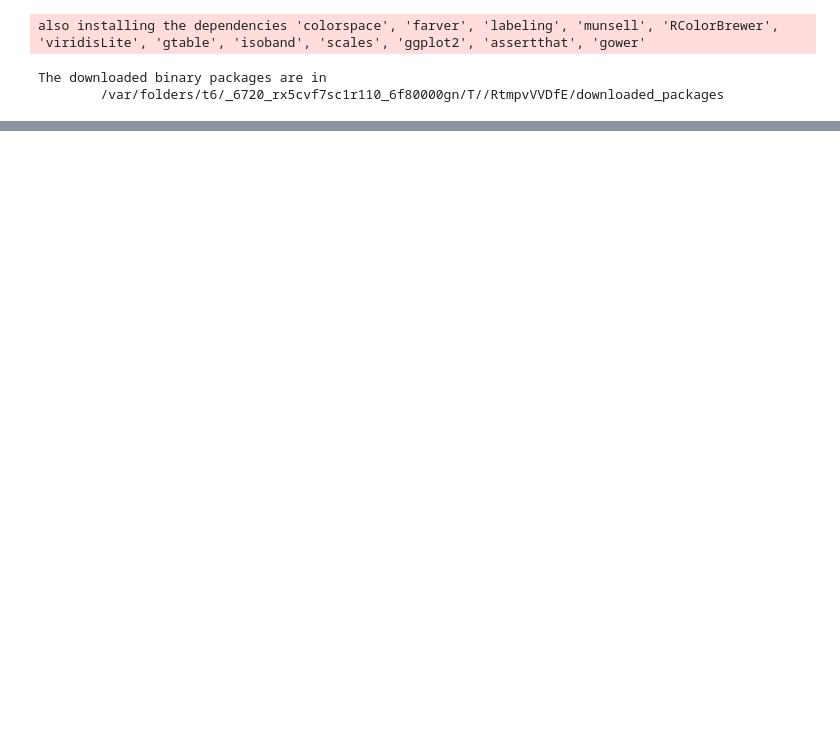
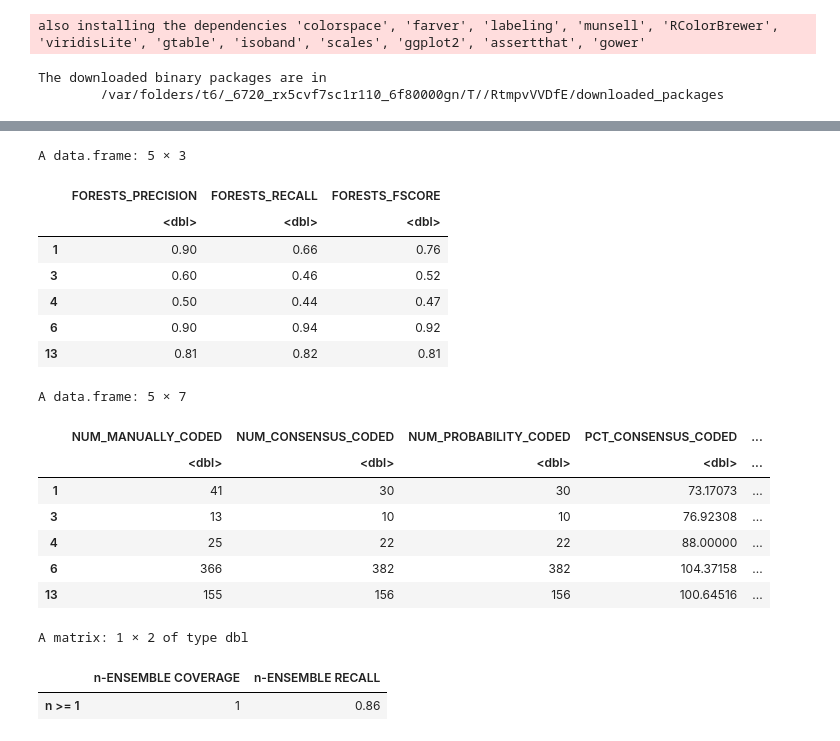
Before and after one commit to salinasmiguelg/textminning, a Jupyter notebook: SentenceCorpus/tm.ipynb, the cells around one changed output, grey strips where cells are left out. Saved outputs shown, nothing was run; the diff lists cells and outputs as text; code cells hidden in the pictures; blank space fills up the shorter version.

```diff
--- a/SentenceCorpus/tm.ipynb
+++ b/SentenceCorpus/tm.ipynb
@@ -40,0 +110,15 @@ df_final$class.text <- as.numeric(df_final$class.text)
+# %%
+doc_matrix <- create_matrix(df_final$text, language="english", removeNumbers=FALSE,stemWords=FALSE, removeSparseTerms=.998) #Usa package tm para preprocesamiento.
+
+container <- create_container(doc_matrix, df_final$class.text, trainSize=1:2517, testSize=2518:3117, virgin=FALSE)#divide conjunto en entrenamiento y validacion
+RFmodel <- train_model(container, algorithm="RF", ntree=300)
+RFresults <- classify_model(container, RFmodel)
+
+# VIEW THE RESULTS BY CREATING ANALYTICS
+RFanalytics <- create_analytics(container, RFresults)
+RFanalytics@algorithm_summary #: SUMMARY OF PRECISION, RECALL, F-SCORES, AND ACCURACY SORTED BY TOPIC CODE FOR EACH ALGORITHM
+RFanalytics@label_summary     #: SUMMARY OF LABEL (e.g. TOPIC) ACCURACY
+# Se comenta para  reducir los outputs, pero básicamente muestra como fue clasificada muestra
+#RFanalytics@document_summary  #: RAW SUMMARY OF ALL DATA AND SCORING
+RFanalytics@ensemble_summary  #: SUMMARY OF ENSEMBLE PRECISION/COVERAGE. USES THE n VARIABLE PASSED INTO create_analytics()
+# %% [output]
@@ -40,0 +129,19 @@ df_final$class.text <- as.numeric(df_final$class.text)
+A data.frame: 5 × 3
+|  | FORESTS_PRECISION | FORESTS_RECALL | FORESTS_FSCORE |
+|  | <dbl> | <dbl> | <dbl> |
+| 1 | 0.90 | 0.66 | 0.76 |
+| 3 | 0.60 | 0.46 | 0.52 |
+| 4 | 0.50 | 0.44 | 0.47 |
+| 6 | 0.90 | 0.94 | 0.92 |
+| 13 | 0.81 | 0.82 | 0.81 |
+A data.frame: 5 × 7
+|  | NUM_MANUALLY_CODED | NUM_CONSENSUS_CODED | NUM_PROBABILITY_CODED | PCT_CONSENSUS_CODED | ... |
+|  | <dbl> | <dbl> | <dbl> | <dbl> | ... |
+| 1 | 41 | 30 | 30 | 73.17073 | ... |
+| 3 | 13 | 10 | 10 | 76.92308 | ... |
+| 4 | 25 | 22 | 22 | 88.00000 | ... |
+| 6 | 366 | 382 | 382 | 104.37158 | ... |
+| 13 | 155 | 156 | 156 | 100.64516 | ... |
+A matrix: 1 × 2 of type dbl
+|  | n-ENSEMBLE COVERAGE | n-ENSEMBLE RECALL |
+| n >= 1 | 1 | 0.86 |
```
Also changed, not shown: parts of 11 cells of this notebook, 1 other file.
